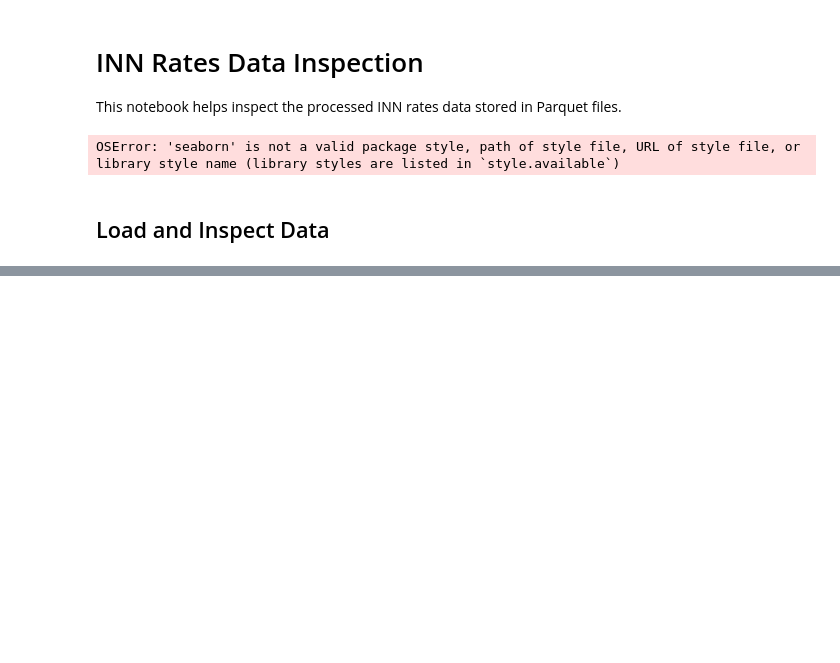
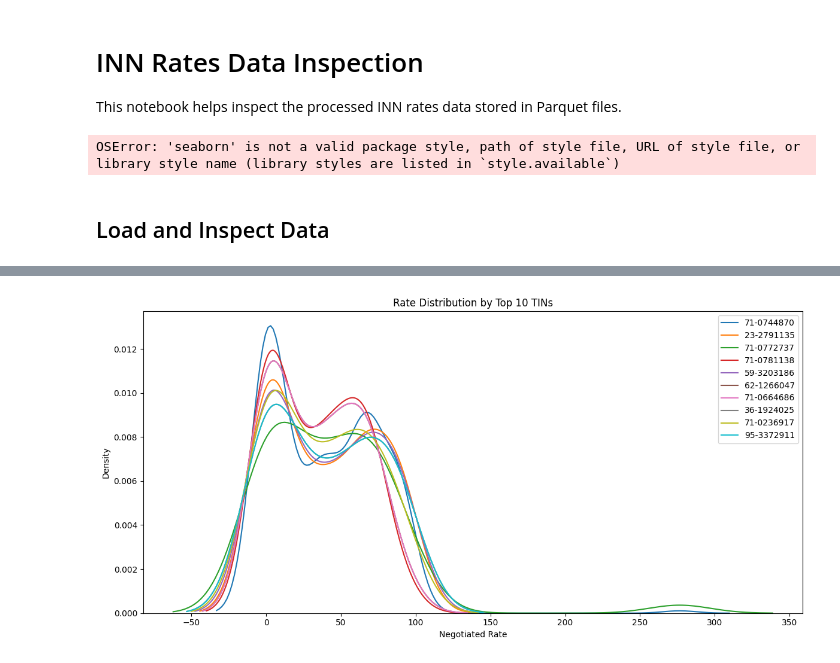
Before and after one commit to chrscato/commercial_rates, a Jupyter notebook: prod/scripts/inn/inspect_rates.ipynb, the cells around one changed output, grey strips where cells are left out. Cells and saved outputs as stored; diff of their text form; code cells hidden in the pictures; blank space fills up the shorter version.

```diff
--- a/prod/scripts/inn/inspect_rates.ipynb
+++ b/prod/scripts/inn/inspect_rates.ipynb
@@ -29,0 +147,14 @@ SyntaxError: unterminated string literal (detected at line 2); perhaps you escap
+# %%
+# Rate distribution by TIN
+top_tins = df['tin'].value_counts().head(10).index
+plt.figure(figsize=(12, 6))
+for tin in top_tins:
+    sns.kdeplot(data=df[df['tin'] == tin], x='negotiated_rate', label=tin)
+plt.title('Rate Distribution by Top 10 TINs')
+plt.xlabel('Negotiated Rate')
+plt.ylabel('Density')
+plt.legend()
+plt.tight_layout()
+plt.show()
+# %% [output]
+[figure, added]
```
Also changed, not shown: parts of 13 cells of this notebook, 18 other files.
